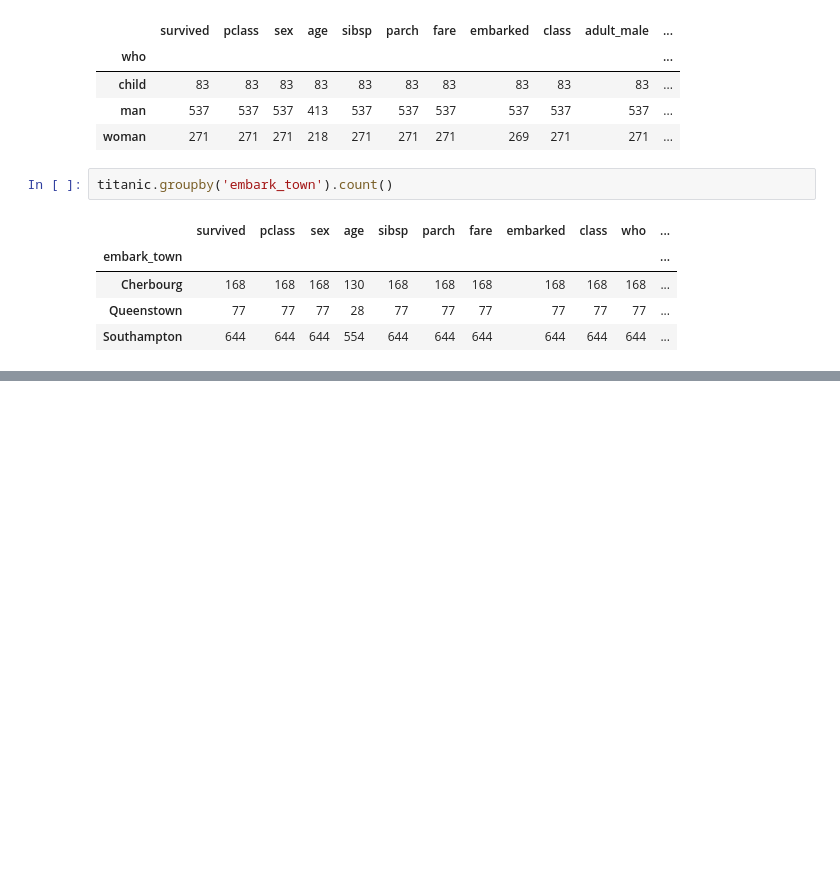
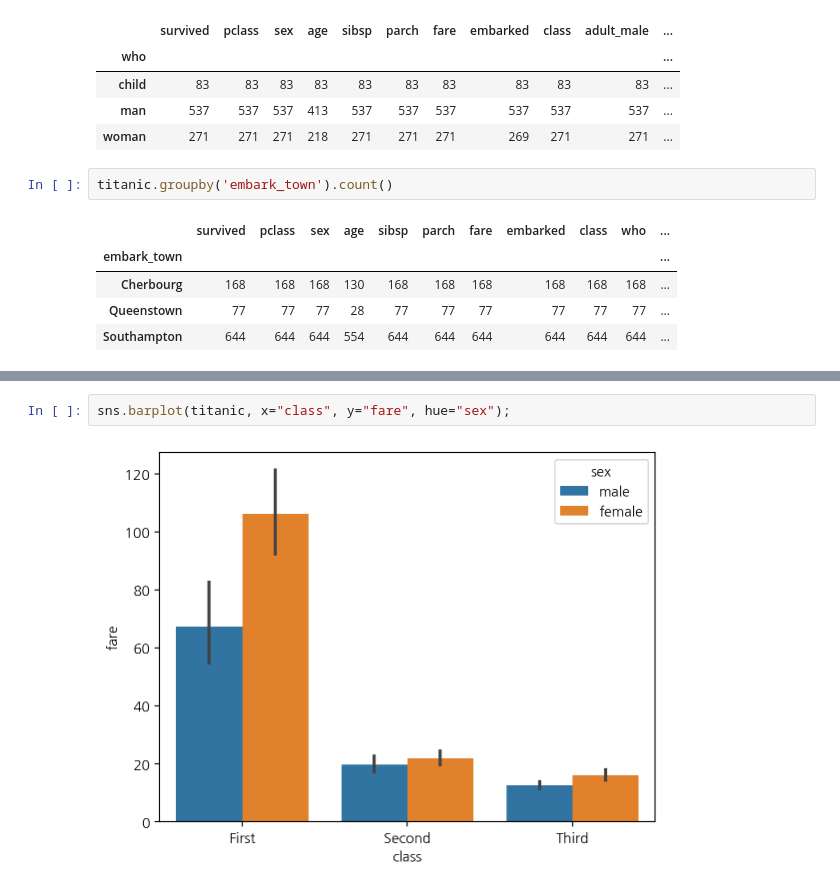
Before and after one commit to simsoohyeon/2024-1-my-BDA, a Jupyter notebook: inclass/02w_0319_tue_dataframe_basic.ipynb, the cells around one changed output, grey strips where cells are left out. Saved outputs shown, nothing was run; the diff lists cells and outputs as text; blank space fills up the shorter version.

```diff
--- a/inclass/02w_0319_tue_dataframe_basic.ipynb
+++ b/inclass/02w_0319_tue_dataframe_basic.ipynb
@@ -283,0 +314,4 @@ titanic.groupby('embark_town').count()
+# %%
+sns.barplot(titanic, x="class", y="fare", hue="sex");
+# %% [output]
+[figure, added]
```
Also changed, not shown: parts of 56 cells of this notebook.
